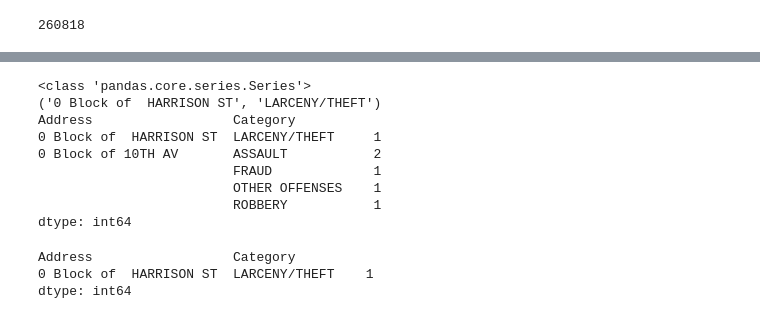
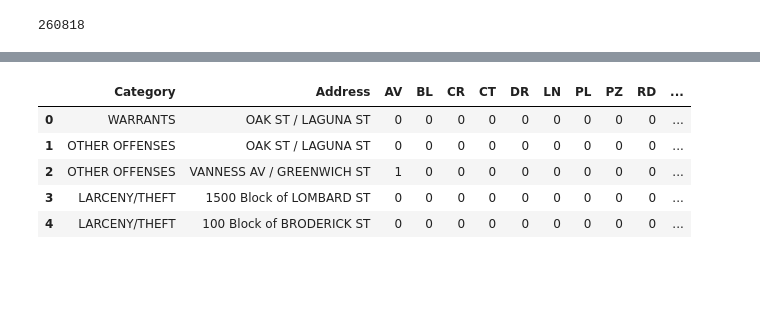
Before and after one commit to FaguiCurtain/Kaggle-SF, a Jupyter notebook: Address_Features.ipynb, the cells around one changed output, grey strips where cells are left out. Drawn from its saved outputs; the diff is of its cells as text; code cells hidden in the pictures; blank space fills up the shorter version.

```diff
--- a/Address_Features.ipynb
+++ b/Address_Features.ipynb
@@ -192,22 +121,11 @@ dtype: int64
-# %%
-print(type(A_C_counts))
-
-addr=A_C_counts.index[0]
-cat='LARCENY/THEFT'
-print(addr)
-print(A_C_counts.head())
-#why is the following not working ?
-A_C_counts.loc[addr,cat]
-# %% [output]
-<class 'pandas.core.series.Series'>
-('0 Block of  HARRISON ST', 'LARCENY/THEFT')
-Address                  Category
-0 Block of  HARRISON ST  LARCENY/THEFT     1
-0 Block of 10TH AV       ASSAULT           2
-                         FRAUD             1
-                         OTHER OFFENSES    1
-                         ROBBERY           1
-dtype: int64
-Address                  Category
-0 Block of  HARRISON ST  LARCENY/THEFT    1
-dtype: int64
+# %%
+df2 = pd.merge(df_raw,A_counts,left_on='Address',how='left',right_index=True)
+df2['one']=1
+df2.head()
+# %% [output]
+|  | Category | Address | AV | BL | CR | CT | DR | LN | PL | PZ | RD | ... |
+| 0 | WARRANTS | OAK ST / LAGUNA ST | 0 | 0 | 0 | 0 | 0 | 0 | 0 | 0 | 0 | ... |
+| 1 | OTHER OFFENSES | OAK ST / LAGUNA ST | 0 | 0 | 0 | 0 | 0 | 0 | 0 | 0 | 0 | ... |
+| 2 | OTHER OFFENSES | VANNESS AV / GREENWICH ST | 1 | 0 | 0 | 0 | 0 | 0 | 0 | 0 | 0 | ... |
+| 3 | LARCENY/THEFT | 1500 Block of LOMBARD ST | 0 | 0 | 0 | 0 | 0 | 0 | 0 | 0 | 0 | ... |
+| 4 | LARCENY/THEFT | 100 Block of BRODERICK ST | 0 | 0 | 0 | 0 | 0 | 0 | 0 | 0 | 0 | ... |
```
Also changed, not shown: parts of 19 cells of this notebook, 1 other file.
